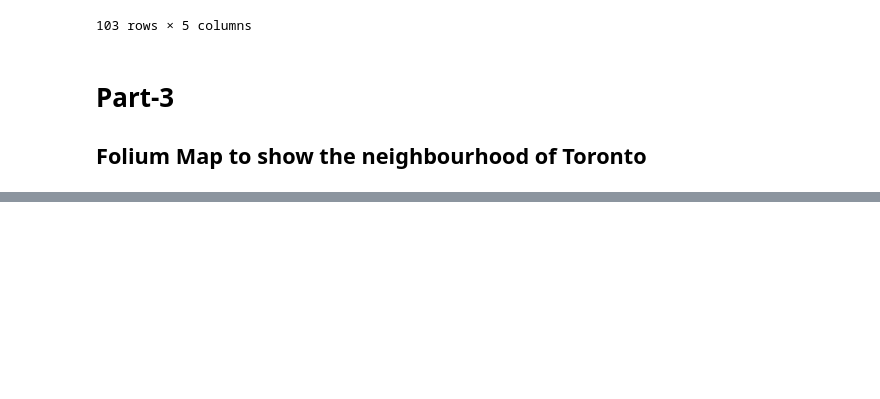
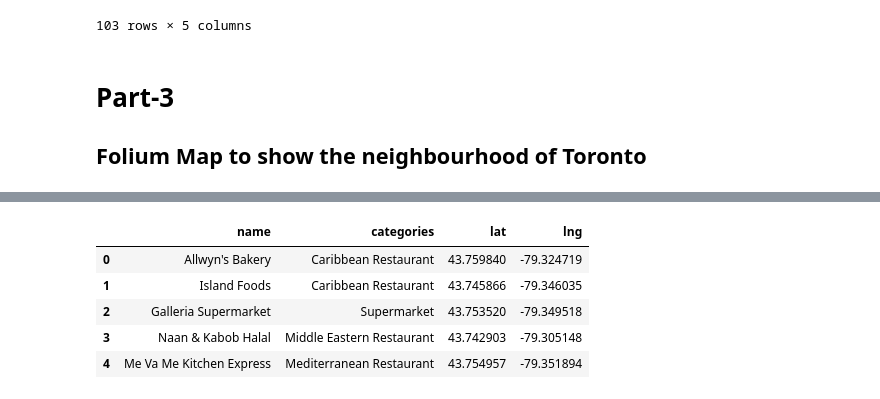
Before and after one commit to Aroraskank/Coursera_Capstone, a Jupyter notebook: Week_3.ipynb, the cells around one changed output, grey strips where cells are left out. Cells and saved outputs as stored; diff of their text form; code cells hidden in the pictures; blank space fills up the shorter version.

```diff
--- a/Week_3.ipynb
+++ b/Week_3.ipynb
@@ -91,0 +130,12 @@ map_toronto
+# %%
+LIMIT = 100 # limit of number of venues returned by Foursquare API
+radius = 5000 # define radius
+url = 'https://api.foursquare.com/v2/venues/explore?&client_id={}&client_secret={}&v={}&ll={},{}&radius={}&limit={}'.format(
+    CLIENT_ID,
+    CLIENT_SECRET,
+    VERSION,
+    neighborhood_latitude,
+    neighborhood_longitude,
+    radius,
+    LIMIT)
+url
@@ -91,0 +176,23 @@ map_toronto
+# %%
+venues = results['response']['groups'][0]['items']
+
+nearby_venues = pd.io.json.json_normalize(venues) # flatten JSON
+
+# filter columns
+filtered_columns = ['venue.name', 'venue.categories', 'venue.location.lat', 'venue.location.lng']
+nearby_venues =nearby_venues.loc[:, filtered_columns]
+
+# filter the category for each row
+nearby_venues['venue.categories'] = nearby_venues.apply(get_category_type, axis=1)
+
+# clean columns
+nearby_venues.columns = [col.split(".")[-1] for col in nearby_venues.columns]
+
+nearby_venues.head()
+# %% [output]
+|  | name | categories | lat | lng |
+| 0 | Allwyn's Bakery | Caribbean Restaurant | 43.759840 | -79.324719 |
+| 1 | Island Foods | Caribbean Restaurant | 43.745866 | -79.346035 |
+| 2 | Galleria Supermarket | Supermarket | 43.753520 | -79.349518 |
+| 3 | Naan & Kabob Halal | Middle Eastern Restaurant | 43.742903 | -79.305148 |
+| 4 | Me Va Me Kitchen Express | Mediterranean Restaurant | 43.754957 | -79.351894 |
```
Also changed, not shown: parts of 14 cells of this notebook, 1 other file.
